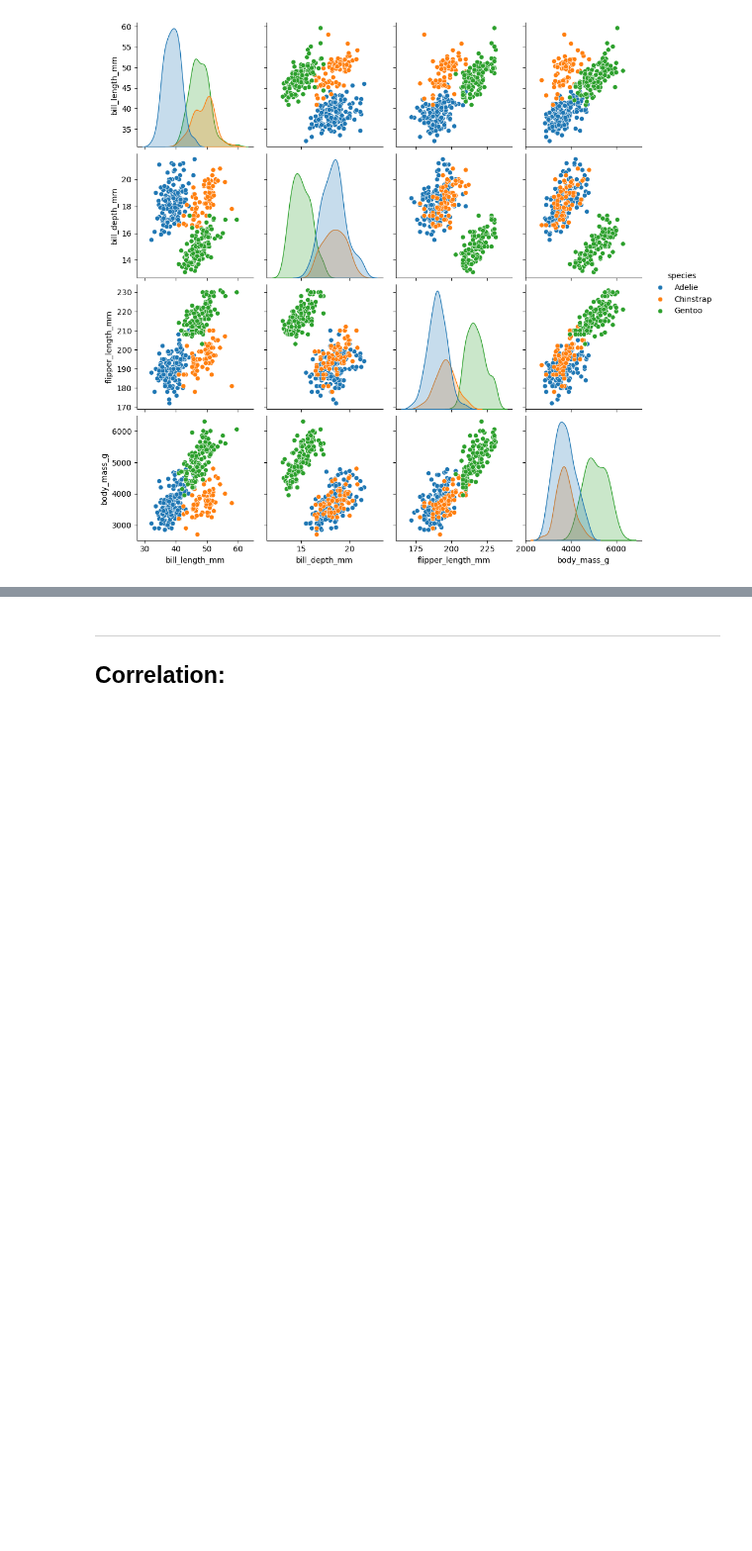
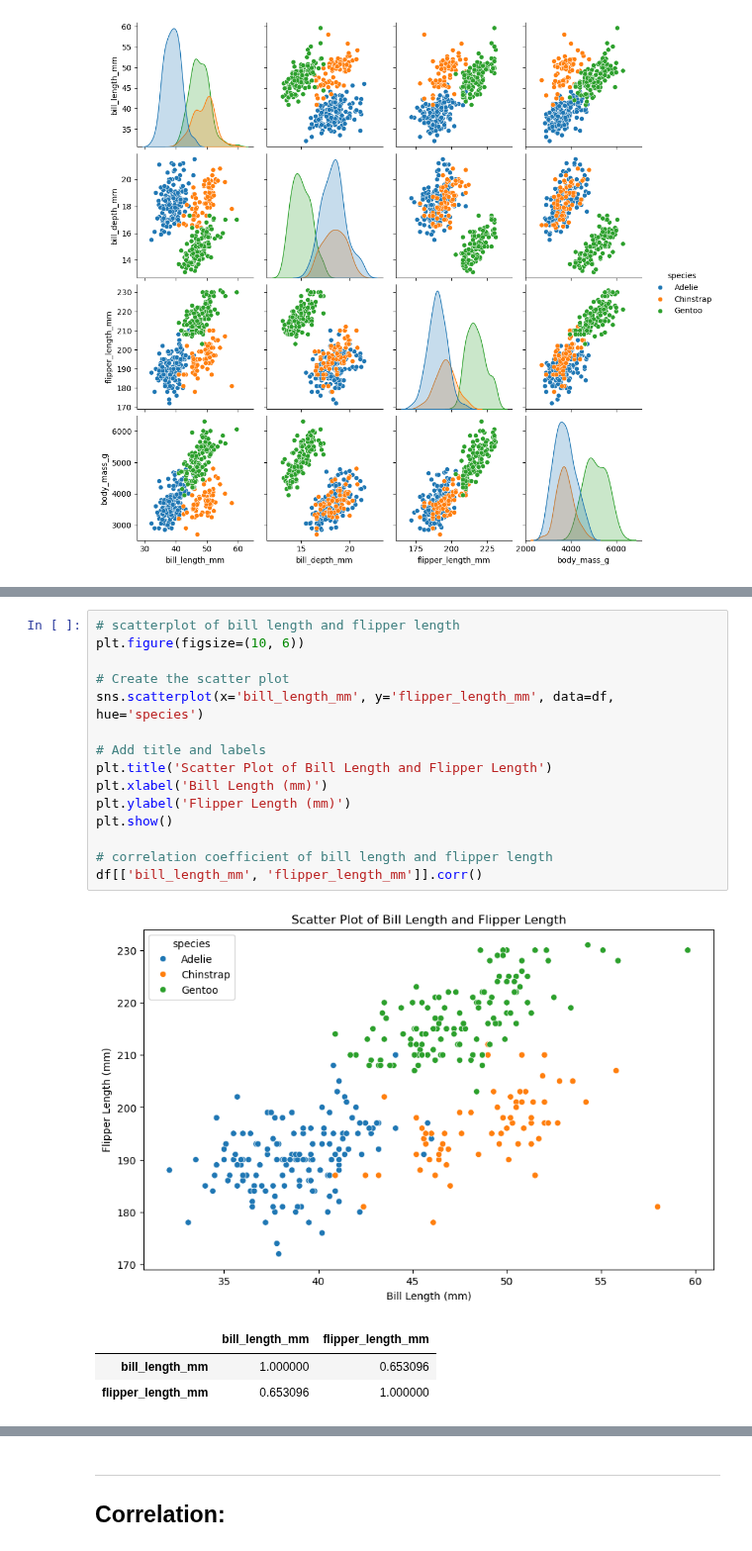
Before and after one commit to L-g00438909/my_work, a Jupyter notebook: penguins.ipynb, the cells around one changed output, grey strips where cells are left out. Shown at 99% size. Drawn from its saved outputs; the diff is of its cells as text; blank space fills up the shorter version.

```diff
--- a/penguins.ipynb
+++ b/penguins.ipynb
@@ -731,0 +738,20 @@ plt.show()
+# %%
+# scatterplot of bill length and flipper length
+plt.figure(figsize=(10, 6))
+
+# Create the scatter plot
+sns.scatterplot(x='bill_length_mm', y='flipper_length_mm', data=df, hue='species')
+
+# Add title and labels
+plt.title('Scatter Plot of Bill Length and Flipper Length')
+plt.xlabel('Bill Length (mm)')
+plt.ylabel('Flipper Length (mm)')
+plt.show()
+
+# correlation coefficient of bill length and flipper length
+df[['bill_length_mm', 'flipper_length_mm']].corr()
+# %% [output]
+[figure, added]
+|  | bill_length_mm | flipper_length_mm |
+| bill_length_mm | 1.000000 | 0.653096 |
+| flipper_length_mm | 0.653096 | 1.000000 |
```
Also changed, not shown: parts of 34 cells of this notebook, 5 other files.
